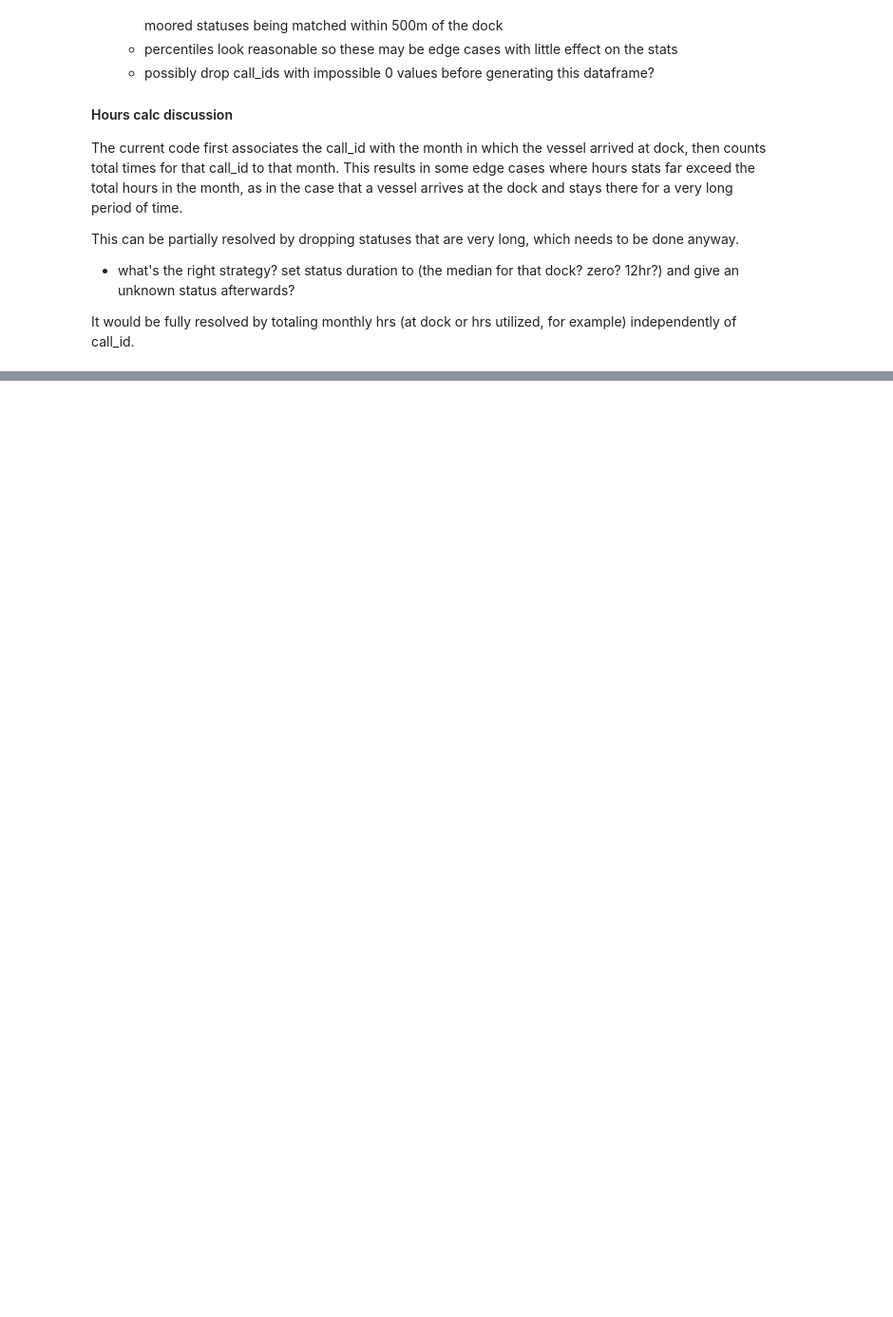
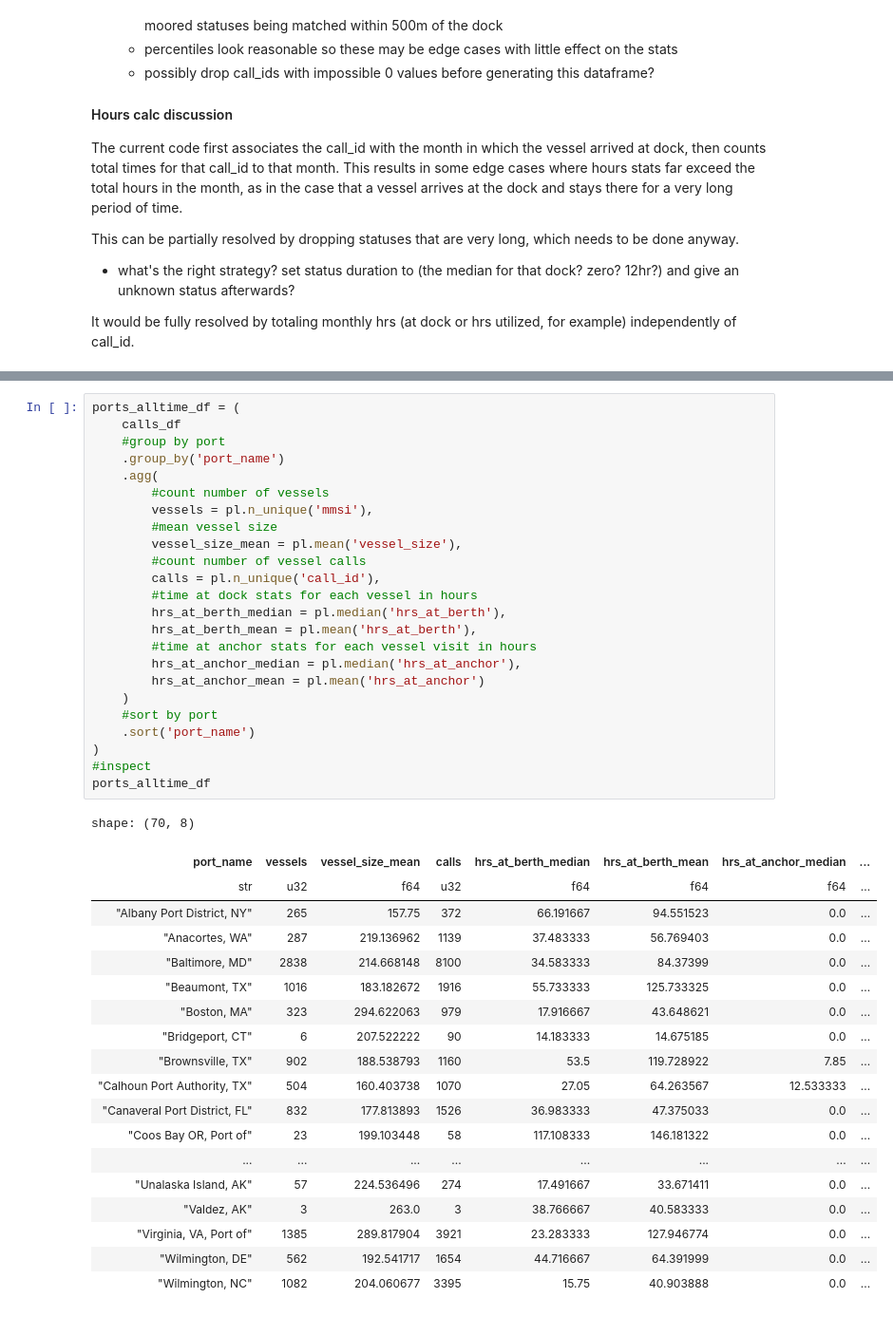
Before and after one commit to epistemetrica/Port-Performance-Project, a Jupyter notebook: port_stats.ipynb, the cells around one changed output, grey strips where cells are left out. Shown at 95% size. Saved outputs shown, nothing was run; the diff lists cells and outputs as text; blank space fills up the shorter version.

```diff
--- a/port_stats.ipynb
+++ b/port_stats.ipynb
@@ -305,3 +364,47 @@ annual_df.head()
+# %%
+ports_alltime_df = (
+    calls_df
+    #group by port
+    .group_by('port_name')
+    .agg(
+        #count number of vessels
+        vessels = pl.n_unique('mmsi'),
+        #mean vessel size
+        vessel_size_mean = pl.mean('vessel_size'),
+        #count number of vessel calls
+        calls = pl.n_unique('call_id'),
+        #time at dock stats for each vessel in hours
+        hrs_at_berth_median = pl.median('hrs_at_berth'),
+        hrs_at_berth_mean = pl.mean('hrs_at_berth'),
+        #time at anchor stats for each vessel visit in hours
+        hrs_at_anchor_median = pl.median('hrs_at_anchor'),
+        hrs_at_anchor_mean = pl.mean('hrs_at_anchor')
+    )
+    #sort by port
+    .sort('port_name')
+)
+#inspect
+ports_alltime_df
+# %% [output]
+shape: (70, 8)
+| port_name | vessels | vessel_size_mean | calls | hrs_at_berth_median | hrs_at_berth_mean | hrs_at_anchor_median | ... |
+| str | u32 | f64 | u32 | f64 | f64 | f64 | ... |
+| "Albany Port District, NY" | 265 | 157.75 | 372 | 66.191667 | 94.551523 | 0.0 | ... |
+| "Anacortes, WA" | 287 | 219.136962 | 1139 | 37.483333 | 56.769403 | 0.0 | ... |
+| "Baltimore, MD" | 2838 | 214.668148 | 8100 | 34.583333 | 84.37399 | 0.0 | ... |
+| "Beaumont, TX" | 1016 | 183.182672 | 1916 | 55.733333 | 125.733325 | 0.0 | ... |
+| "Boston, MA" | 323 | 294.622063 | 979 | 17.916667 | 43.648621 | 0.0 | ... |
+| "Bridgeport, CT" | 6 | 207.522222 | 90 | 14.183333 | 14.675185 | 0.0 | ... |
+| "Brownsville, TX" | 902 | 188.538793 | 1160 | 53.5 | 119.728922 | 7.85 | ... |
+| "Calhoun Port Authority, TX" | 504 | 160.403738 | 1070 | 27.05 | 64.263567 | 12.533333 | ... |
+| "Canaveral Port District, FL" | 832 | 177.813893 | 1526 | 36.983333 | 47.375033 | 0.0 | ... |
+| "Coos Bay OR, Port of" | 23 | 199.103448 | 58 | 117.108333 | 146.181322 | 0.0 | ... |
+| ... | ... | ... | ... | ... | ... | ... | ... |
+| "Unalaska Island, AK" | 57 | 224.536496 | 274 | 17.491667 | 33.671411 | 0.0 | ... |
+| "Valdez, AK" | 3 | 263.0 | 3 | 38.766667 | 40.583333 | 0.0 | ... |
+| "Virginia, VA, Port of" | 1385 | 289.817904 | 3921 | 23.283333 | 127.946774 | 0.0 | ... |
+| "Wilmington, DE" | 562 | 192.541717 | 1654 | 44.716667 | 64.391999 | 0.0 | ... |
+| "Wilmington, NC" | 1082 | 204.060677 | 3395 | 15.75 | 40.903888 | 0.0 | ... |
 # %%
 #get point in time stats
 
```
Also changed, not shown: parts of 11 cells of this notebook.
